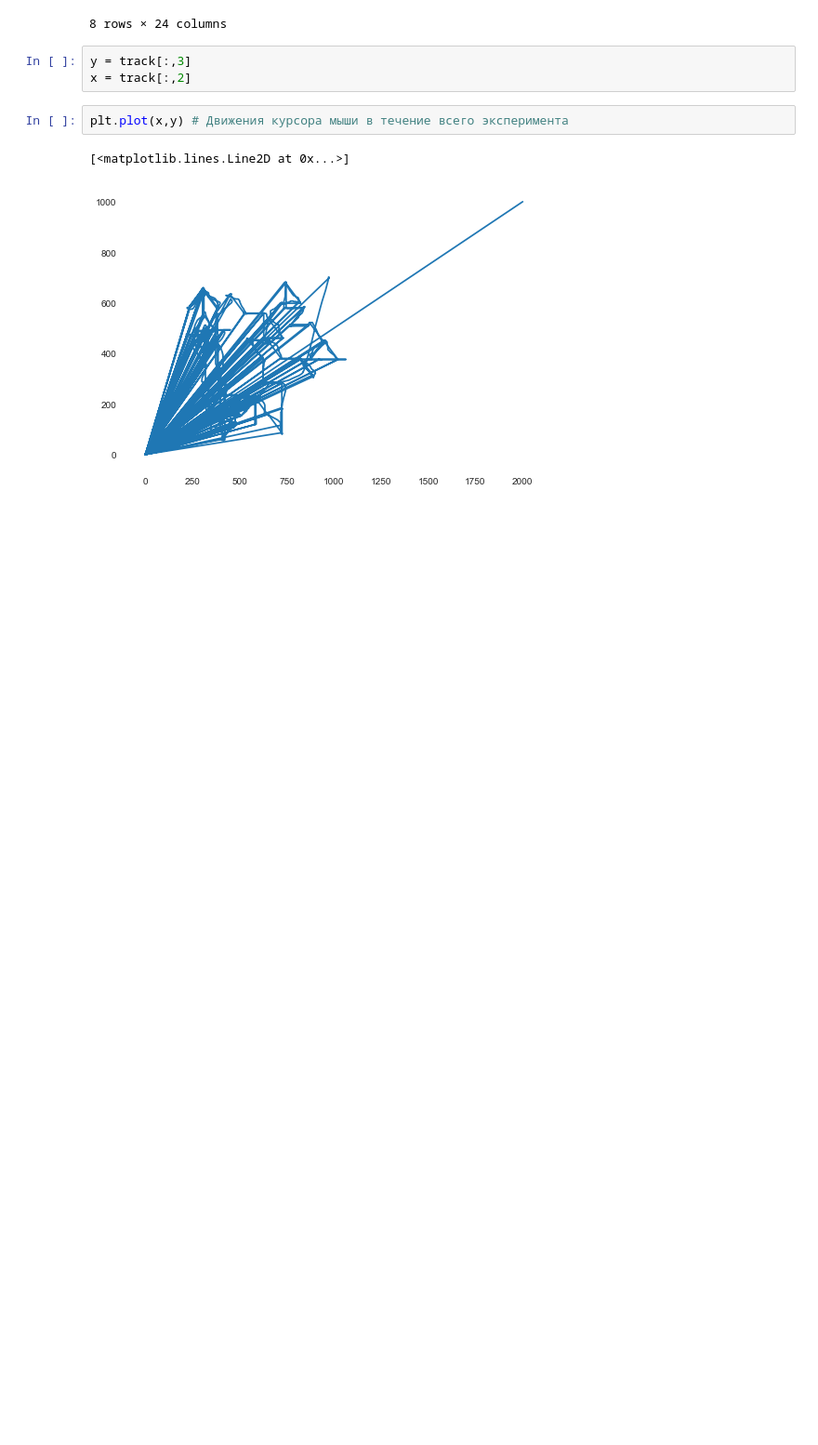
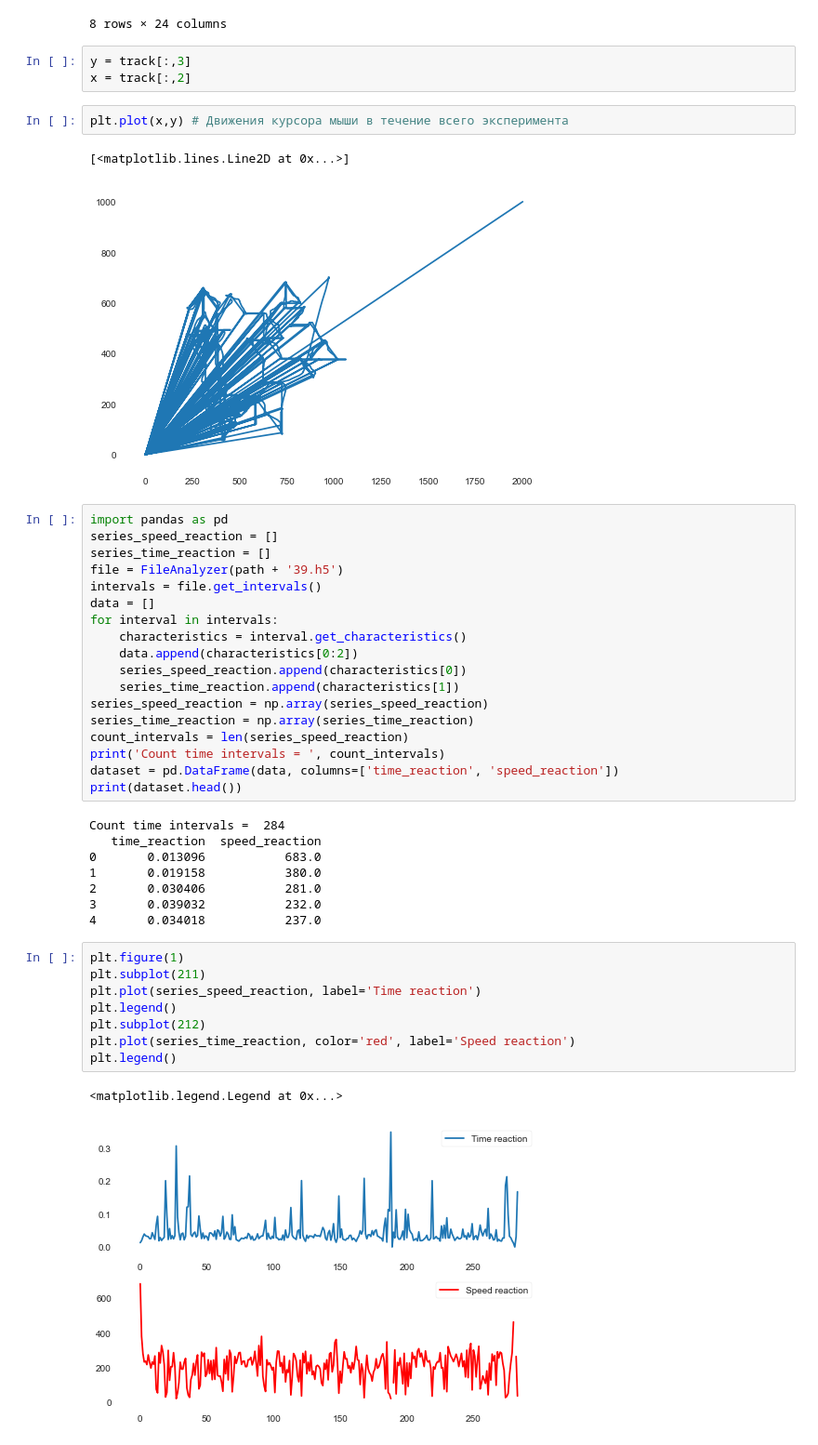
Before and after one commit to FazilovDev/coursework, a Jupyter notebook: AnalysisChannels.ipynb, the cells around one changed output. Shown at 93% size. Saved outputs shown, nothing was run; the diff lists cells and outputs as text; blank space fills up the shorter version.

```diff
--- a/AnalysisChannels.ipynb
+++ b/AnalysisChannels.ipynb
@@ -124,3 +126,40 @@ plt.plot(x,y) # Движения курсора мыши в течение вс
 # %% [output]
 [<matplotlib.lines.Line2D at 0x...>]
 [figure]
+# %%
+import pandas as pd
+series_speed_reaction = []
+series_time_reaction = []
+file = FileAnalyzer(path + '39.h5')
+intervals = file.get_intervals()
+data = []
+for interval in intervals:
+    characteristics = interval.get_characteristics()
+    data.append(characteristics[0:2])
+    series_speed_reaction.append(characteristics[0])
+    series_time_reaction.append(characteristics[1])
+series_speed_reaction = np.array(series_speed_reaction)
+series_time_reaction = np.array(series_time_reaction)
+count_intervals = len(series_speed_reaction)
+print('Count time intervals = ', count_intervals)
+dataset = pd.DataFrame(data, columns=['time_reaction', 'speed_reaction'])
+print(dataset.head())
+# %% [output]
+Count time intervals =  284
+   time_reaction  speed_reaction
+0       0.013096           683.0
+1       0.019158           380.0
+2       0.030406           281.0
+3       0.039032           232.0
+4       0.034018           237.0
+# %%
+plt.figure(1)
+plt.subplot(211)
+plt.plot(series_speed_reaction, label='Time reaction')
+plt.legend()
+plt.subplot(212)
+plt.plot(series_time_reaction, color='red', label='Speed reaction')
+plt.legend()
+# %% [output]
+<matplotlib.legend.Legend at 0x...>
+[figure, added]
```
Also changed, not shown: parts of 24 cells of this notebook, 3 other files.
